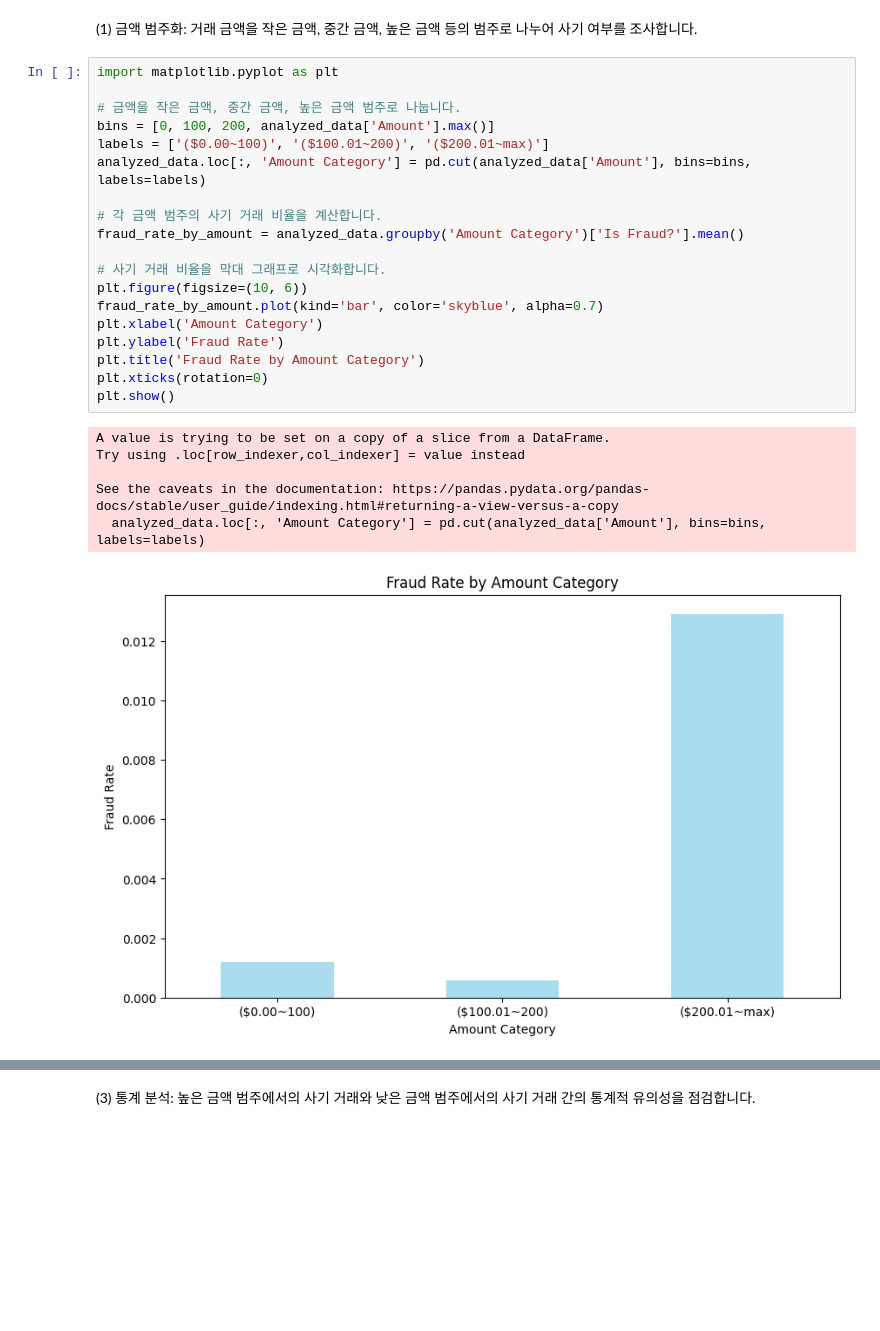
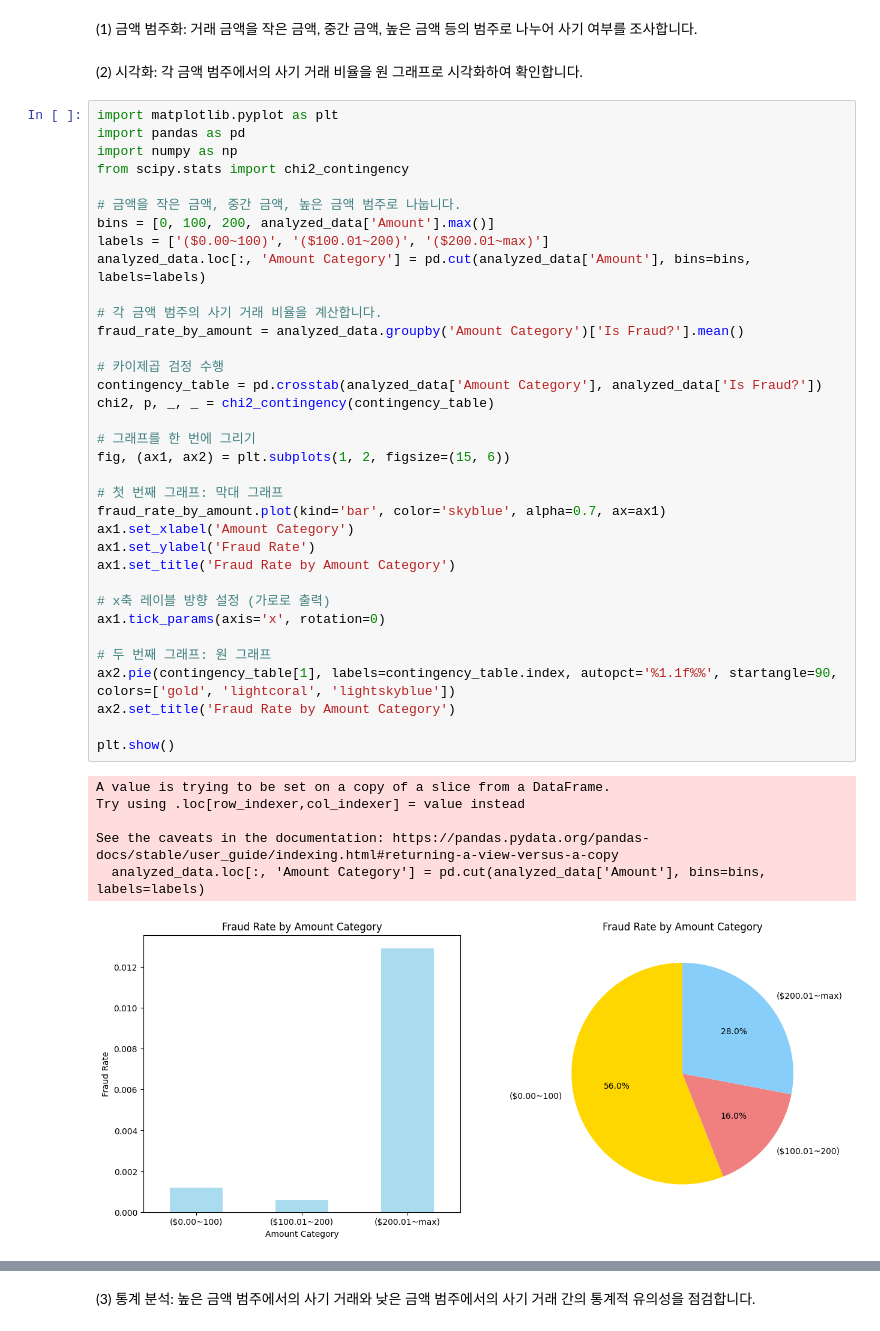
Before and after one commit to pixelwizard2/GuardianPay---Protecting-Against-Lost-Card-and-Copied-Card-Transactions, a Jupyter notebook: GuardianPay_code_(한국어).ipynb, the cells around one changed output, grey strips where cells are left out. Saved outputs shown, nothing was run; the diff lists cells and outputs as text; blank space fills up the shorter version.

```diff
--- a/GuardianPay_code_(한국어).ipynb
+++ b/GuardianPay_code_(한국어).ipynb
@@ -192,29 +204,47 @@ plt.show()
 금액 범주화 ▶ 시각화 ▶ 통계 분석
 # %% [markdown]
 (1) 금액 범주화: 거래 금액을 작은 금액, 중간 금액, 높은 금액 등의 범주로 나누어 사기 여부를 조사합니다.
+# %% [markdown]
+(2) 시각화: 각 금액 범주에서의 사기 거래 비율을 원 그래프로 시각화하여 확인합니다.
 # %%
 import matplotlib.pyplot as plt
+import pandas as pd
+import numpy as np
+from scipy.stats import chi2_contingency
 
 # 금액을 작은 금액, 중간 금액, 높은 금액 범주로 나눕니다.
 bins = [0, 100, 200, analyzed_data['Amount'].max()]
 labels = ['($0.00~100)', '($100.01~200)', '($200.01~max)']
 analyzed_data.loc[:, 'Amount Category'] = pd.cut(analyzed_data['Amount'], bins=bins, labels=labels)
 
 # 각 금액 범주의 사기 거래 비율을 계산합니다.
 fraud_rate_by_amount = analyzed_data.groupby('Amount Category')['Is Fraud?'].mean()
 
-# 사기 거래 비율을 막대 그래프로 시각화합니다.
-plt.figure(figsize=(10, 6))
-fraud_rate_by_amount.plot(kind='bar', color='skyblue', alpha=0.7)
-plt.xlabel('Amount Category')
-plt.ylabel('Fraud Rate')
-plt.title('Fraud Rate by Amount Category')
-plt.xticks(rotation=0)
+# 카이제곱 검정 수행
+contingency_table = pd.crosstab(analyzed_data['Amount Category'], analyzed_data['Is Fraud?'])
+chi2, p, _, _ = chi2_contingency(contingency_table)
+
+# 그래프를 한 번에 그리기
+fig, (ax1, ax2) = plt.subplots(1, 2, figsize=(15, 6))
+
+# 첫 번째 그래프: 막대 그래프
+fraud_rate_by_amount.plot(kind='bar', color='skyblue', alpha=0.7, ax=ax1)
+ax1.set_xlabel('Amount Category')
+ax1.set_ylabel('Fraud Rate')
+ax1.set_title('Fraud Rate by Amount Category')
+
+# x축 레이블 방향 설정 (가로로 출력)
+ax1.tick_params(axis='x', rotation=0)
+
+# 두 번째 그래프: 원 그래프
+ax2.pie(contingency_table[1], labels=contingency_table.index, autopct='%1.1f%%', startangle=90, colors=['gold', 'lightcoral', 'lightskyblue'])
+ax2.set_title('Fraud Rate by Amount Category')
+
 plt.show()
 # %% [output]
 A value is trying to be set on a copy of a slice from a DataFrame.
 Try using .loc[row_indexer,col_indexer] = value instead
 
 See the caveats in the documentation: https://pandas.pydata.org/pandas-docs/stable/user_guide/indexing.html#returning-a-view-versus-a-copy
   analyzed_data.loc[:, 'Amount Category'] = pd.cut(analyzed_data['Amount'], bins=bins, labels=labels)
-[figure, old version]
+[figure, new version]
```
Also changed, not shown: parts of 8 cells of this notebook.
